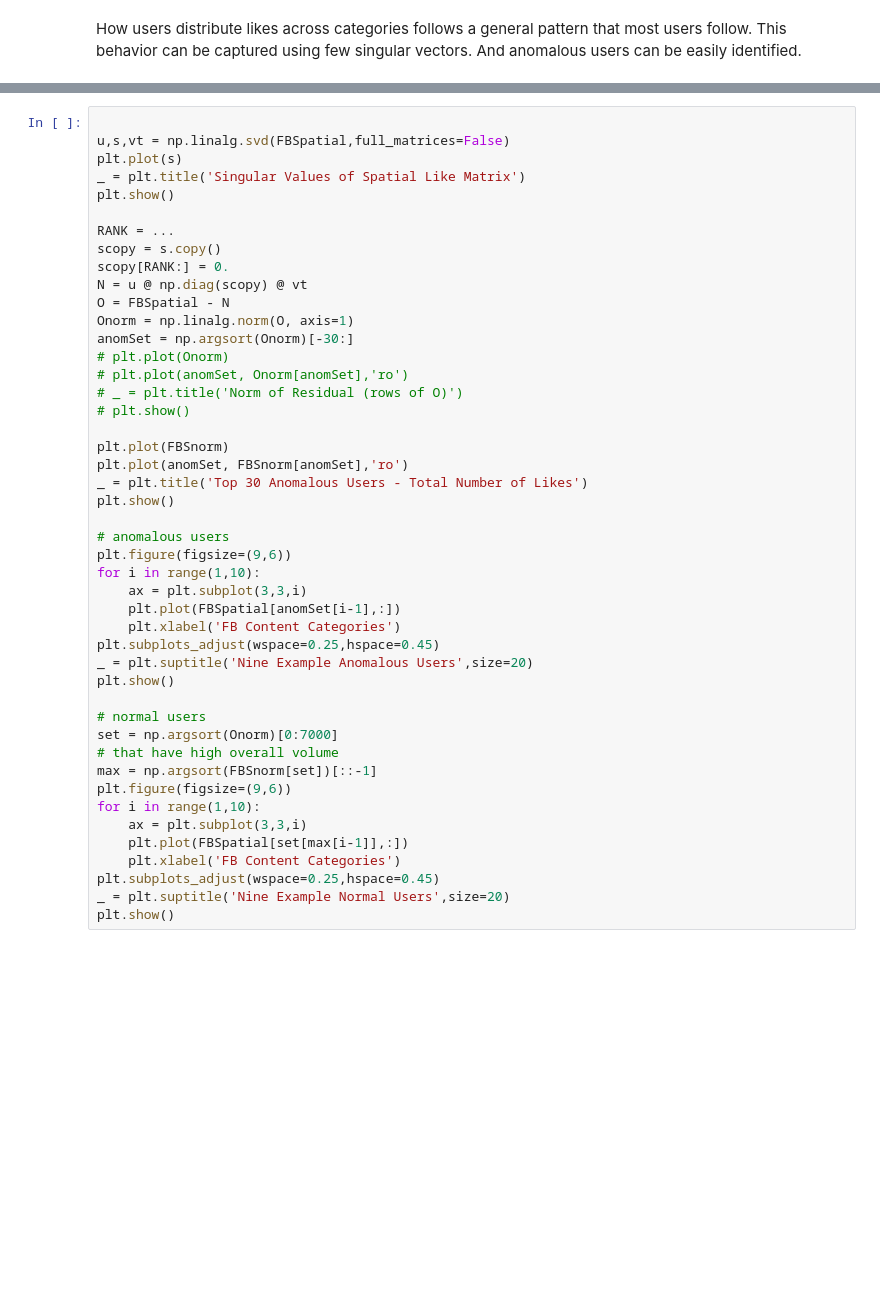
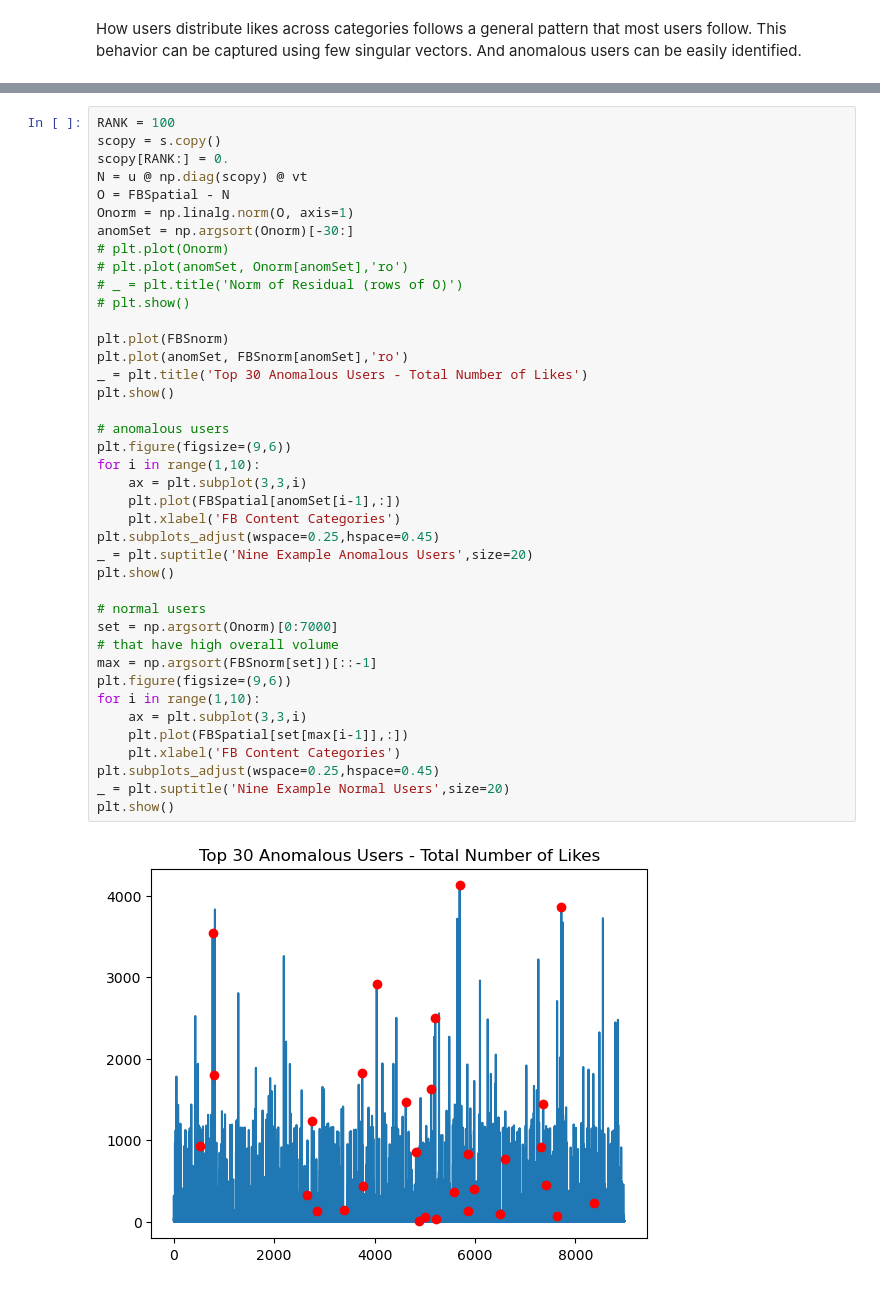
Before and after one commit to eawang02/CS506-Data-Science-Fundamentals, a Jupyter notebook: lecture_10/worksheet_10.ipynb, the cells around one changed output, grey strips where cells are left out. Drawn from its saved outputs; the diff is of its cells as text; blank space fills up the shorter version.

```diff
--- a/lecture_10/worksheet_10.ipynb
+++ b/lecture_10/worksheet_10.ipynb
@@ -265,11 +275,5 @@ How users distribute likes across categories follows a general pattern that most
 # %%
-
-u,s,vt = np.linalg.svd(FBSpatial,full_matrices=False)
-plt.plot(s)
-_ = plt.title('Singular Values of Spatial Like Matrix')
-plt.show()
-
-RANK = ...
+RANK = 100
 scopy = s.copy()
 scopy[RANK:] = 0.
 N = u @ np.diag(scopy) @ vt
@@ -281,30 +285,32 @@ anomSet = np.argsort(Onorm)[-30:]
 # _ = plt.title('Norm of Residual (rows of O)')
 # plt.show()
 
 plt.plot(FBSnorm)
 plt.plot(anomSet, FBSnorm[anomSet],'ro')
 _ = plt.title('Top 30 Anomalous Users - Total Number of Likes')
 plt.show()
 
 # anomalous users
 plt.figure(figsize=(9,6))
 for i in range(1,10):
     ax = plt.subplot(3,3,i)
     plt.plot(FBSpatial[anomSet[i-1],:])
     plt.xlabel('FB Content Categories')
 plt.subplots_adjust(wspace=0.25,hspace=0.45)
 _ = plt.suptitle('Nine Example Anomalous Users',size=20)
 plt.show()
 
 # normal users
 set = np.argsort(Onorm)[0:7000]
 # that have high overall volume
 max = np.argsort(FBSnorm[set])[::-1]
 plt.figure(figsize=(9,6))
 for i in range(1,10):
     ax = plt.subplot(3,3,i)
     plt.plot(FBSpatial[set[max[i-1]],:])
     plt.xlabel('FB Content Categories')
 plt.subplots_adjust(wspace=0.25,hspace=0.45)
 _ = plt.suptitle('Nine Example Normal Users',size=20)
 plt.show()
+# %% [output]
+[figure, added]
```
Also changed, not shown: parts of 3 cells of this notebook, 1 other file.
